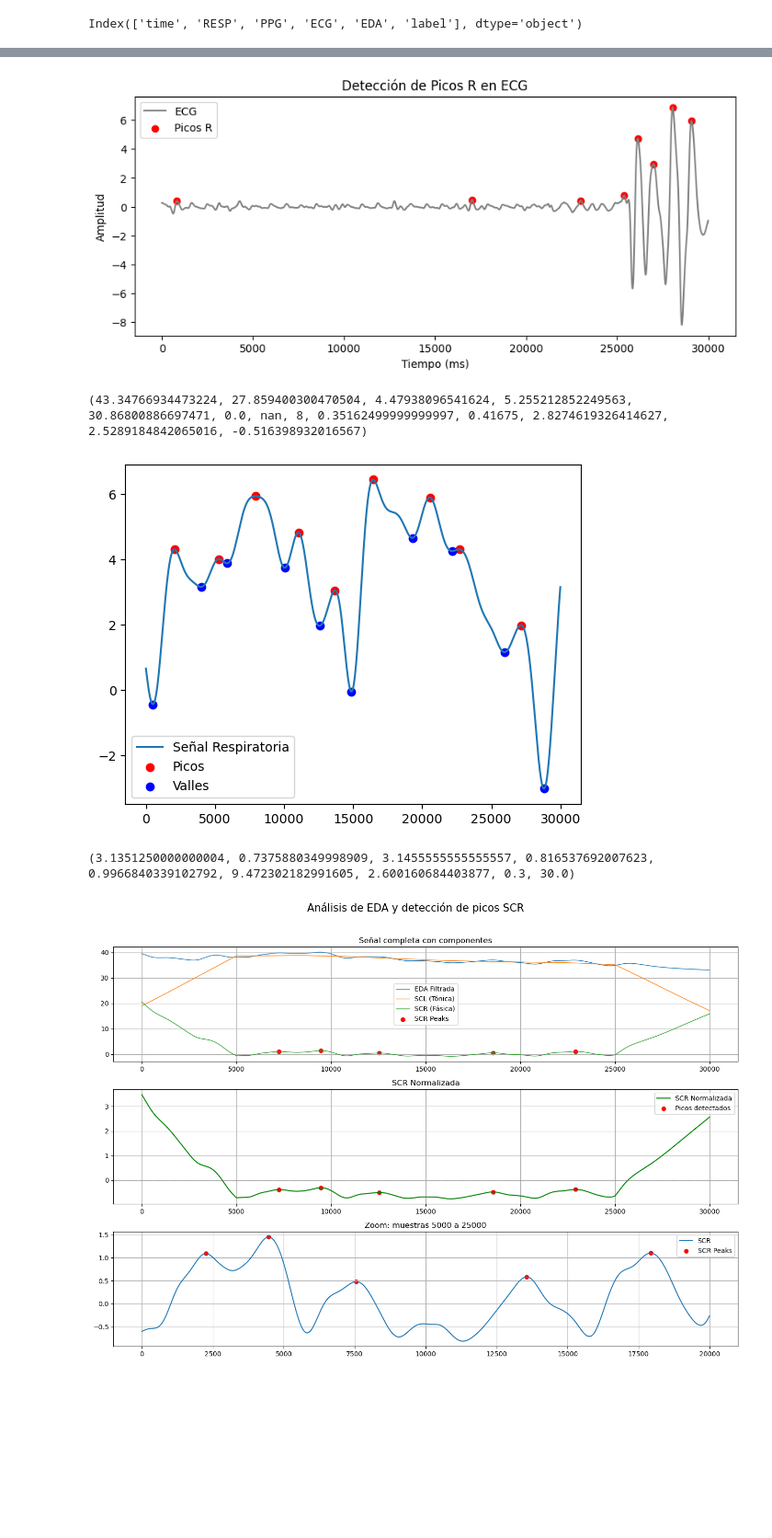
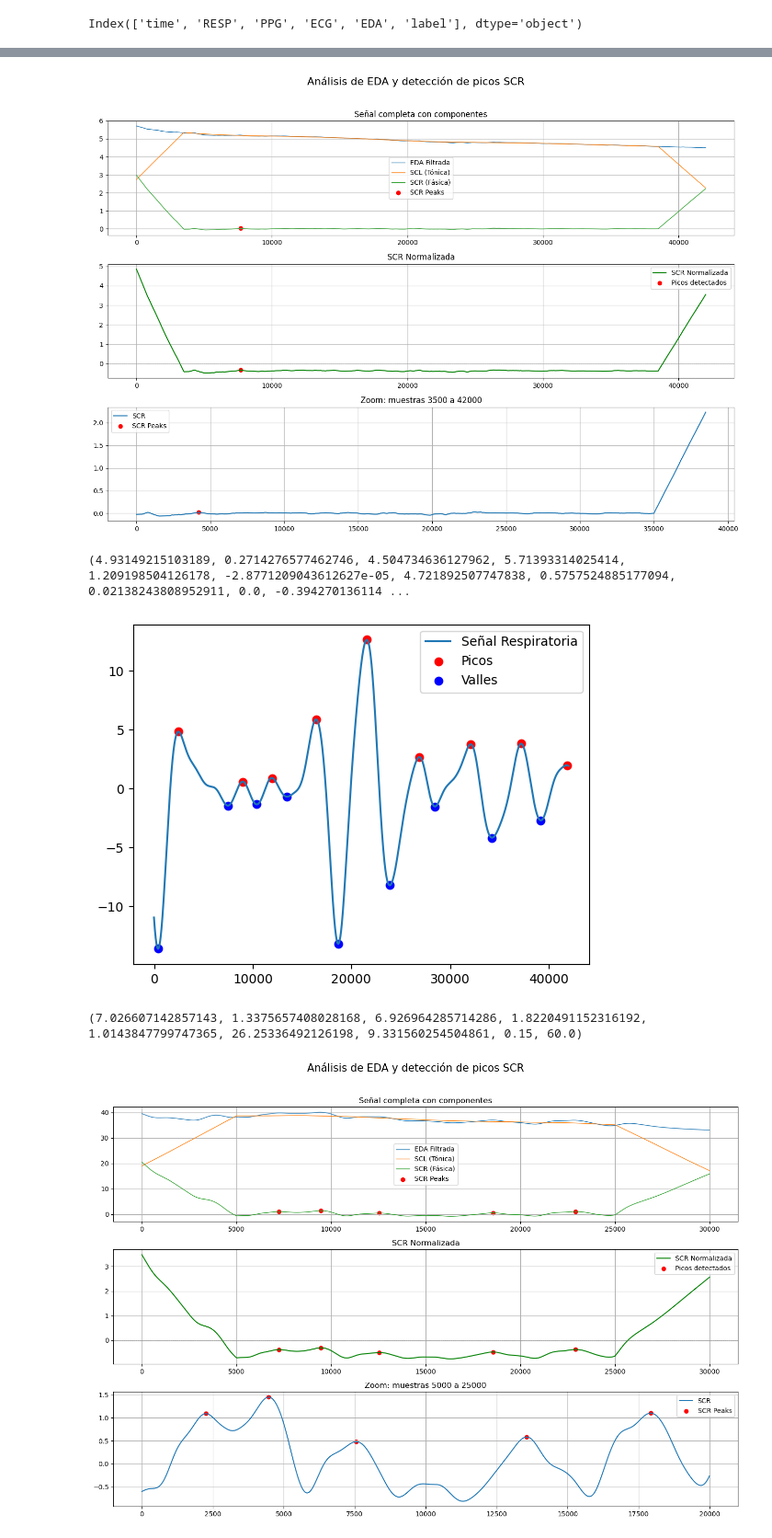
Before and after one commit to GusGus27/WESAD_tests, a Jupyter notebook: EDA_stress.ipynb, the cells around one changed output, grey strips where cells are left out. Shown: that part at 92% size. Saved outputs shown, nothing was run; the diff lists cells and outputs as text; code cells hidden in the pictures; blank space fills up the shorter version.

Commit message:
Cambios minimos y procesamiento de WESAD

```diff
--- a/EDA_stress.ipynb
+++ b/EDA_stress.ipynb
@@ -171,9 +260,6 @@ Pruebas
 # %%
-import pandas as pd
-import matplotlib.pyplot as plt
-
 # Carga el dataset
-df = pd.read_csv(r"C:\Users\Gustavo\Desktop\Training\WESAD_tests\dataProcessed\004-73355585.csv")
+df = pd.read_csv(r"dataProcessed\004-73355585.csv")
 
 # Definir clases de interés
 valid_labels = {1, 2, 3}
@@ -187,11 +273,11 @@ df.columns
 # %% [output]
 Index(['time', 'RESP', 'PPG', 'ECG', 'EDA', 'label'], dtype='object')
 # %%
-num_filas = df.shape[0]
-fs = 1000
+num_filas = filtered_data.shape[0]
+fs = 700
 duracion = num_filas/fs
-ventana = 30
-stride = 0.50
+ventana = 60
+stride = 0.25
 
 n = (duracion-ventana)/stride
 n = n+1
@@ -261,7 +349,10 @@ ppg_signal = butter_filter(df['PPG'], cutoff=(0.5, 8), fs=fs, order=2, filter_ty
 eda_signal = butter_filter(df['EDA'], cutoff=1, fs=fs, order=2, filter_type='low')
 resp_signal = butter_filter(df['RESP'], cutoff=0.5, fs=fs, order=4, filter_type='low')
 # %%
-n = 4251
+n = 464
+sampling_rate = 700   # Hz
+window_size = 60       # segundos
+stride = 0.25          # segundos
 inicio, fin = calcular_ventana(n, window_size, stride, sampling_rate)
-print(f"Ventana {n} va de la muestra {inicio} a la {fin}")
+print(f"Ventana {n} va de la muestra {inicio}:{fin}")
 # %% [output]
@@ -436,24 +552,25 @@ def compute_eda_metrics(eda_signal, fs, show_plots=False):
     scl_std = np.std(scl)
 
     time = np.arange(len(scl)) / fs
-    corr_SCL_t = np.corrcoef(time, scl)[0, 1] if len(scl) > 1 else np.nan
+    corr_SCL_t = np.corrcoef(time, scl)[0, 1] if len(scl) > 1 else 0
     corr_SCL_t = np.nan_to_num(corr_SCL_t)
 
     # --------- Detección de picos SCR ----------
-    scr_peaks, _ = find_peaks(scr, height=0.01, distance=int(1.0 * fs))  # Ajustable
+    scr_peaks, _ = find_peaks(scr, height=0.01, prominence=0.05, distance=int(1.0 * fs))  # Ajustable
     scr_values = scr[scr_peaks] if len(scr_peaks) > 0 else np.array([np.nan])
 
     scr_count = len(scr_peaks)
-    scr_mean = np.nanmean(scr_values)
-    scr_std = np.nanstd(scr_values)
-    scr_amp = np.nanmax(scr_values) if scr_count > 0 else np.nan
-    scr_sum = np.nansum(scr_values) if scr_count > 0 else np.nan
+
+    scr_mean = np.nanmean(scr_values) if scr_count > 0 else 0
+    scr_std = np.nanstd(scr_values) if scr_count > 0 else 0
+    scr_amp = np.nanmax(scr_values) if scr_count > 0 else 0
+    scr_sum = np.nansum(scr_values) if scr_count > 0 else 0
     scr_area = np.trapz(scr_values, dx=1/fs) if scr_count > 1 else 0
 
     if show_plots:
         scr_norm = (scr - np.mean(scr)) / np.std(scr)
         start_sec = 5
-        end_sec = 25
+        end_sec = 60
         zoom_start = int(start_sec * fs)
         zoom_end = int(end_sec * fs)
 
@@ -684,15 +860,15 @@ print(c)
 # %%
-c = compute_ppg_features(ppg_signal[inicio:fin], fs)
+c = compute_eda_metrics(eda_signal[inicio:fin], fs, True)
 print(c)
 # %% [output]
-[figure, old version]
+[figure, new version]
-(43.34766934473224, 27.859400300470504, 4.47938096541624, 5.255212852249563, 30.86800886697471, 0.0, nan, 8, 0.35162499999999997, 0.41675, 2.8274619326414627, 2.5289184842065016, -0.516398932016567)
+(4.93149215103189, 0.2714276577462746, 4.504734636127962, 5.71393314025414, 1.209198504126178, -2.8771209043612627e-05, 4.721892507747838, 0.5757524885177094, 0.02138243808952911, 0.0, -0.394270136114 ...
 # %%
-c = compute_respiration_metrics(resp_signal[inicio:fin], fs)
+c = compute_respiration_metrics(resp_signal[inicio:fin], fs, True)
 print(c)
 # %% [output]
-[figure, old version]
+[figure, new version]
-(3.1351250000000004, 0.7375880349998909, 3.1455555555555557, 0.816537692007623, 0.9966840339102792, 9.472302182991605, 2.600160684403877, 0.3, 30.0)
+(7.026607142857143, 1.3375657408028168, 6.926964285714286, 1.8220491152316192, 1.0143847799747365, 26.25336492126198, 9.331560254504861, 0.15, 60.0)
 # %%
 c = compute_eda_metrics(eda_signal[inicio:fin], fs = fs, show_plots=True)
 print(c)
```
Also changed, not shown: parts of 29 cells of this notebook, 5 other files.
